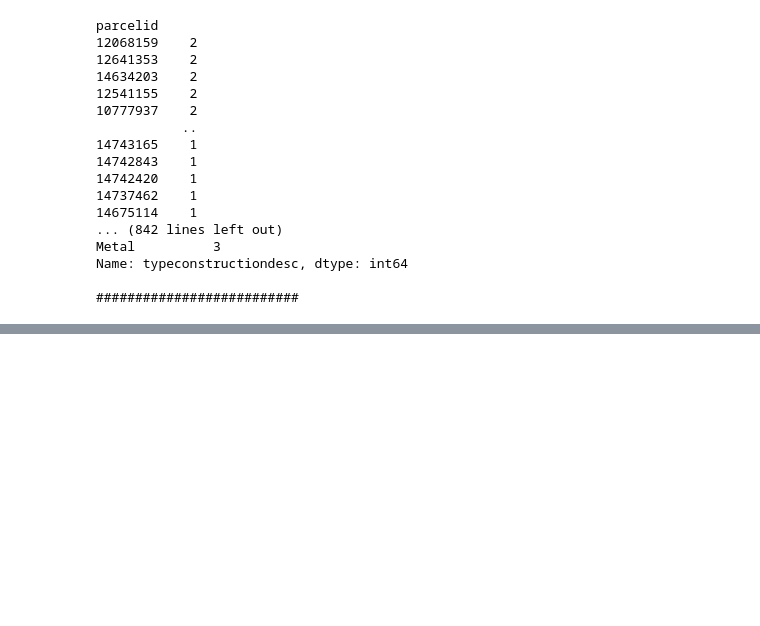
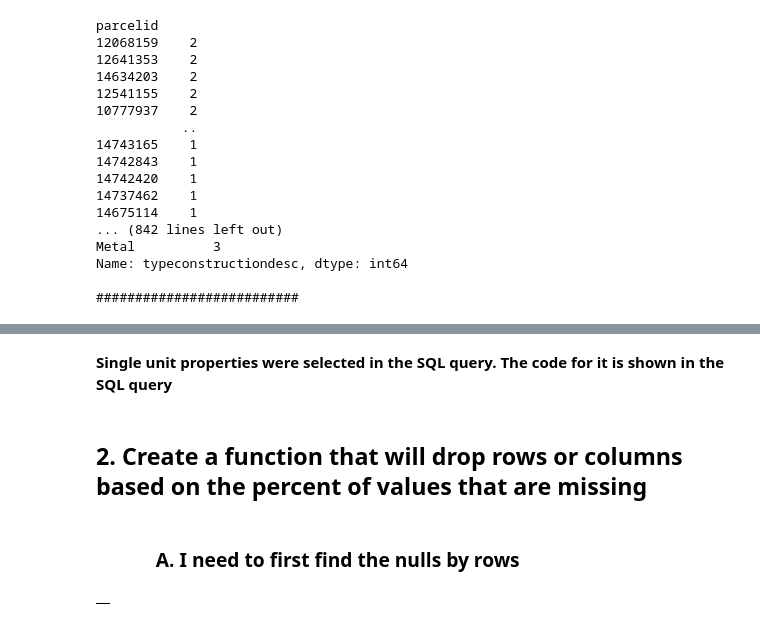
Before and after one commit to Severina7/clustering_exercises, a Jupyter notebook: zillow.ipynb, the cells around one changed output, grey strips where cells are left out. Drawn from its saved outputs; the diff is of its cells as text; code cells hidden in the pictures; blank space fills up the shorter version.

```diff
--- a/zillow.ipynb
+++ b/zillow.ipynb
@@ -417,15 +365,3 @@ a
      'id',
      'buildingqualitytypeid',
      'id_1'
-# %%
-houses = houses.drop(['typeconstructiontypeid',
- 'storytypeid',
- 'heatingorsystemtypeid',
- 'buildingclasstypeid',
- 'architecturalstyletypeid',
- 'airconditioningtypeid',
- 'propertylandusetypeid',
- 'id',
- 'buildingqualitytypeid',
- 'id_1'], axis = 1)
-houses.columns.tolist()
@@ -433,0 +372,6 @@ houses.shape
+# %% [markdown]
+**Single unit properties were selected in the SQL query. The code for it is shown in the SQL query**
+# %% [markdown]
+## 2. Create a function that will drop rows or columns based on the percent of values that are missing
+# %% [markdown]
+### &nbsp;&nbsp;&nbsp;&nbsp;&nbsp;&nbsp;&nbsp;&nbsp;&nbsp;&nbsp;&nbsp;&nbsp;A. I need to first find the nulls by rows
@@ -434,3 +385,22 @@ houses.shape
+# %%
+def handle_missing_values(df, prop_required_column, prop_required_row):
+    '''
+    handle_missing_values calculates the number of recquired columns and rows
+    based on an arbitrary prop_required_row/column float times the number
+    of columns/rows respectively as ordered in the function
+    then uses the thresh argument to apply that number to the dropna
+    '''
+    required_columns = df.shape[0] * prop_required_column
+    required_rows = df.shape[1] * prop_required_row
+
+    df = df.dropna(axis=0, thresh = required_rows)
+    df = df.dropna(axis=1, thresh = required_columns)
+    return df
+# %%
+houses = handle_missing_values(houses, prop_required_row=.7, prop_required_column=.7)
+houses.head()
+# %% [output]
+|  |
 # %%
 def examine_and_prepare()
 # %%
```
Also changed, not shown: parts of 17 cells of this notebook, 2 other files.
